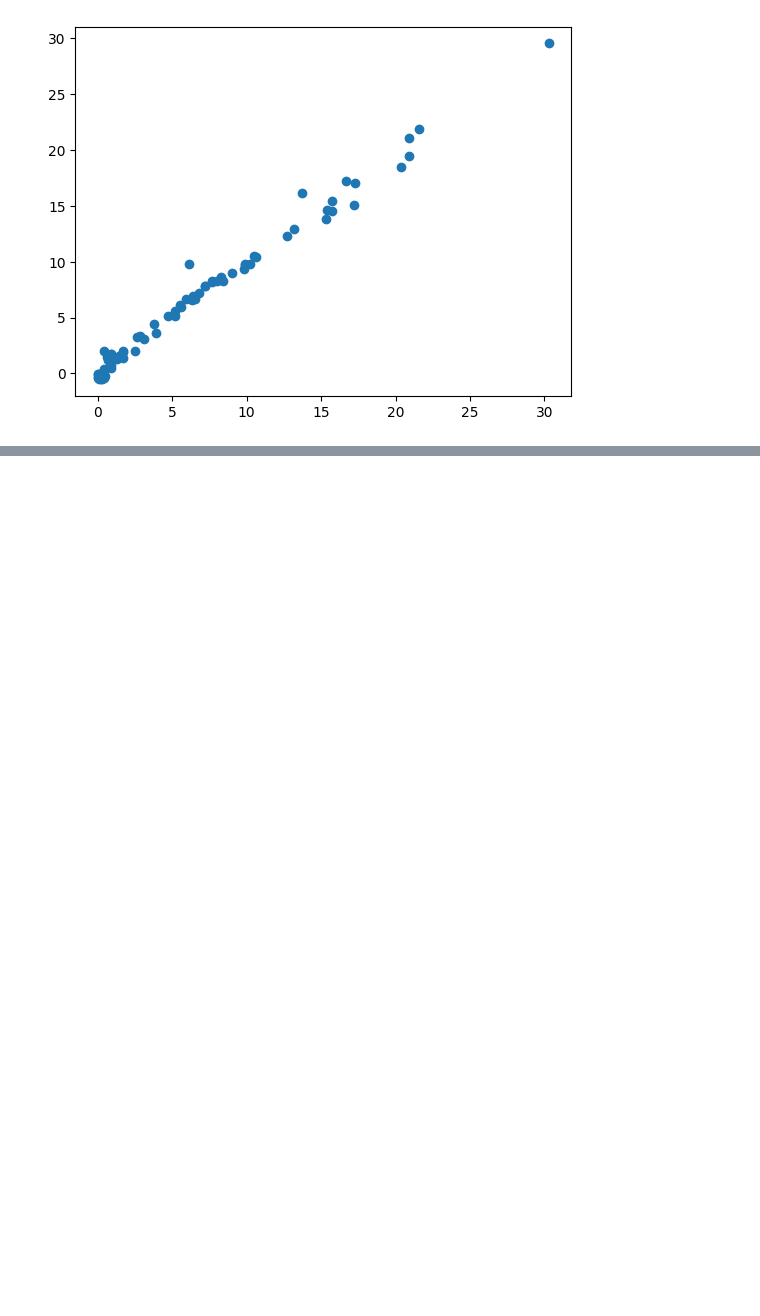
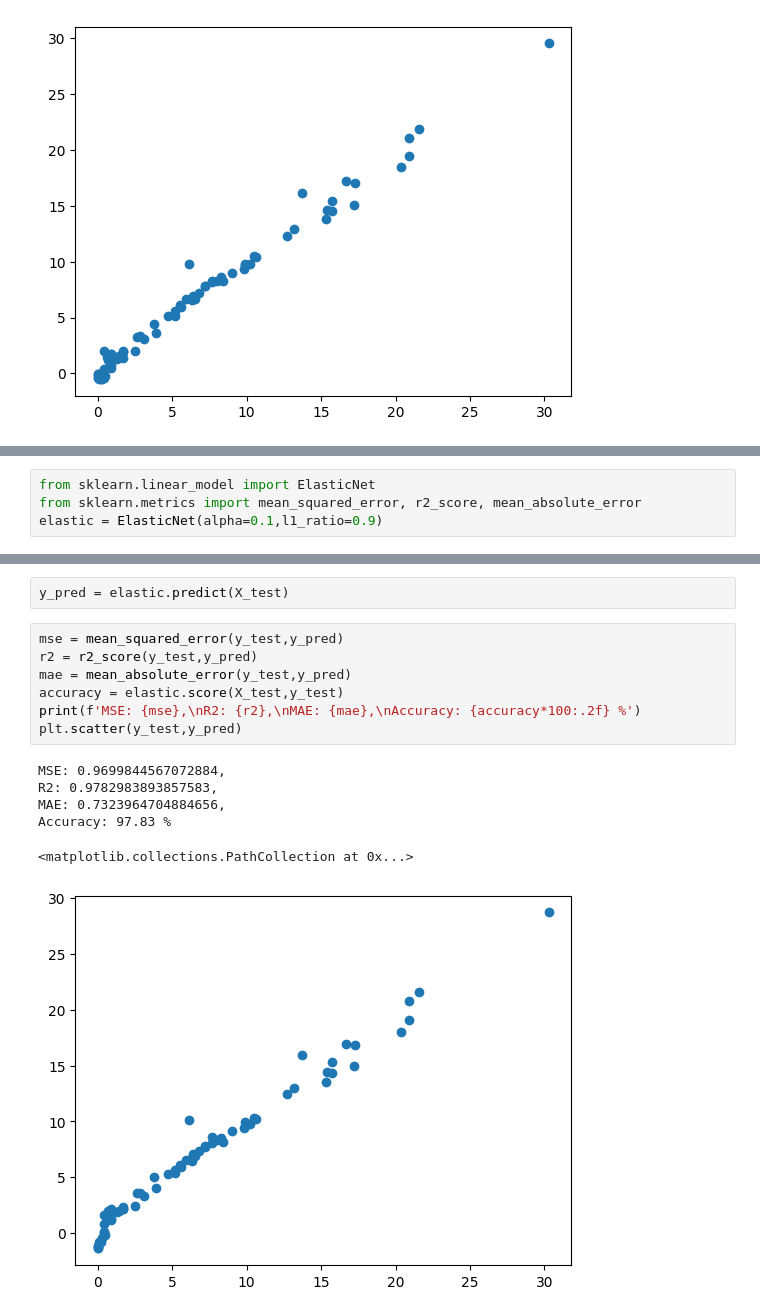
Before and after one commit to Ashok-Prajapati2/Machine-Learning, a Jupyter notebook: Projects/Forest-Fire-Prediction/model.ipynb, the cells around one changed output, grey strips where cells are left out. Cells and saved outputs as stored; diff of their text form; blank space fills up the shorter version.

```diff
--- a/Projects/Forest-Fire-Prediction/model.ipynb
+++ b/Projects/Forest-Fire-Prediction/model.ipynb
@@ -195,0 +251,4 @@ plt.scatter(y_test,y_pred)
+# %%
+from sklearn.linear_model import ElasticNet
+from sklearn.metrics import mean_squared_error, r2_score, mean_absolute_error
+elastic = ElasticNet(alpha=0.1,l1_ratio=0.9)
@@ -195,0 +259,16 @@ plt.scatter(y_test,y_pred)
+# %%
+y_pred = elastic.predict(X_test)
+# %%
+mse = mean_squared_error(y_test,y_pred)
+r2 = r2_score(y_test,y_pred)
+mae = mean_absolute_error(y_test,y_pred)
+accuracy = elastic.score(X_test,y_test)
+print(f'MSE: {mse},\nR2: {r2},\nMAE: {mae},\nAccuracy: {accuracy*100:.2f} %')
+plt.scatter(y_test,y_pred)
+# %% [output]
+MSE: 0.9699844567072884,
+R2: 0.9782983893857583,
+MAE: 0.7323964704884656,
+Accuracy: 97.83 %
+<matplotlib.collections.PathCollection at 0x...>
+[figure, added]
```
Also changed, not shown: parts of 16 cells of this notebook.
